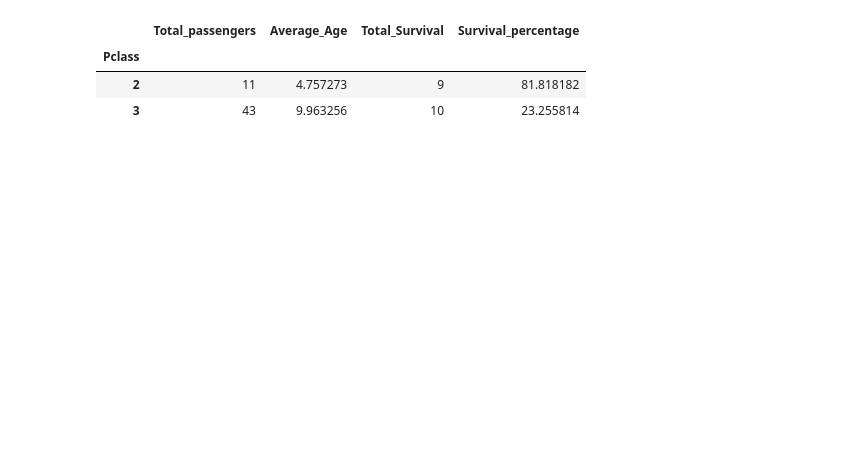
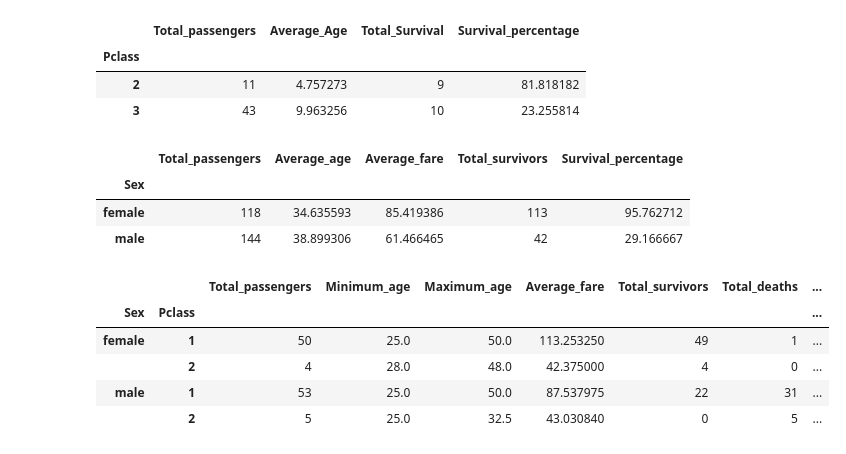
Before and after one commit to danishsheikh2003/DATA-SCIENCE-PYTHON---LIBRARIES, a Jupyter notebook: Python and libraries/Pandas/Pandas_Practice_V.ipynb, the cells around one changed output. Saved outputs shown, nothing was run; the diff lists cells and outputs as text; code cells hidden in the pictures; blank space fills up the shorter version.

```diff
--- a/Python and libraries/Pandas/Pandas_Practice_V.ipynb
+++ b/Python and libraries/Pandas/Pandas_Practice_V.ipynb
@@ -492,3 +492,42 @@ Conditions.groupby('Pclass').agg(
 | Pclass |  |  |  |  |
 | 2 | 11 | 4.757273 | 9 | 81.818182 |
 | 3 | 43 | 9.963256 | 10 | 23.255814 |
+# %%
+Conditions = df[(df['Age'] >= 18) & (df['Fare'] >= 20) & (df['Pclass'].isin([1, 2]))]
+
+Conditions.groupby('Sex').agg(
+    Total_passengers = ('PassengerId', 'count'),
+    Average_age = ('Age', 'mean'),
+    Average_fare = ('Fare', 'mean'),
+    Total_survivors = ('Survived', lambda x: (x == 1).sum()),
+    Survival_percentage = ('Survived', lambda x:(x == 1).mean() * 100)
+)
+# %% [output]
+|  | Total_passengers | Average_age | Average_fare | Total_survivors | Survival_percentage |
+| Sex |  |  |  |  |  |
+| female | 118 | 34.635593 | 85.419386 | 113 | 95.762712 |
+| male | 144 | 38.899306 | 61.466465 | 42 | 29.166667 |
+# %%
+conditions = df[
+    (df['Age'].between(25, 50, inclusive = "both")) &
+    (df['Fare'] > 30) &
+    (df['Sex'].isin(["male", 'female'])) &
+    (df['Pclass'].isin([1, 2]))
+    ]
+
+conditions.groupby(['Sex','Pclass']).agg(
+    Total_passengers = ('PassengerId', 'count'),
+    Minimum_age = ('Age', 'min'),
+    Maximum_age = ('Age', 'max'),
+    Average_fare = ('Fare', 'mean'),
+    Total_survivors = ('Survived', lambda x: (x == 1).sum()),
+    Total_deaths = ('Survived', lambda x:(x == 0).sum()),
+    Survival_percentage = ('Survived', lambda x:(x == 1).mean() * 100)
+)
+# %% [output]
+|  |  | Total_passengers | Minimum_age | Maximum_age | Average_fare | Total_survivors | Total_deaths | ... |
+| Sex | Pclass |  |  |  |  |  |  | ... |
+| female | 1 | 50 | 25.0 | 50.0 | 113.253250 | 49 | 1 | ... |
+|  | 2 | 4 | 28.0 | 48.0 | 42.375000 | 4 | 0 | ... |
+| male | 1 | 53 | 25.0 | 50.0 | 87.537975 | 22 | 31 | ... |
+|  | 2 | 5 | 25.0 | 32.5 | 43.030840 | 0 | 5 | ... |
```
Also changed, not shown: parts of 1 cell of this notebook.
